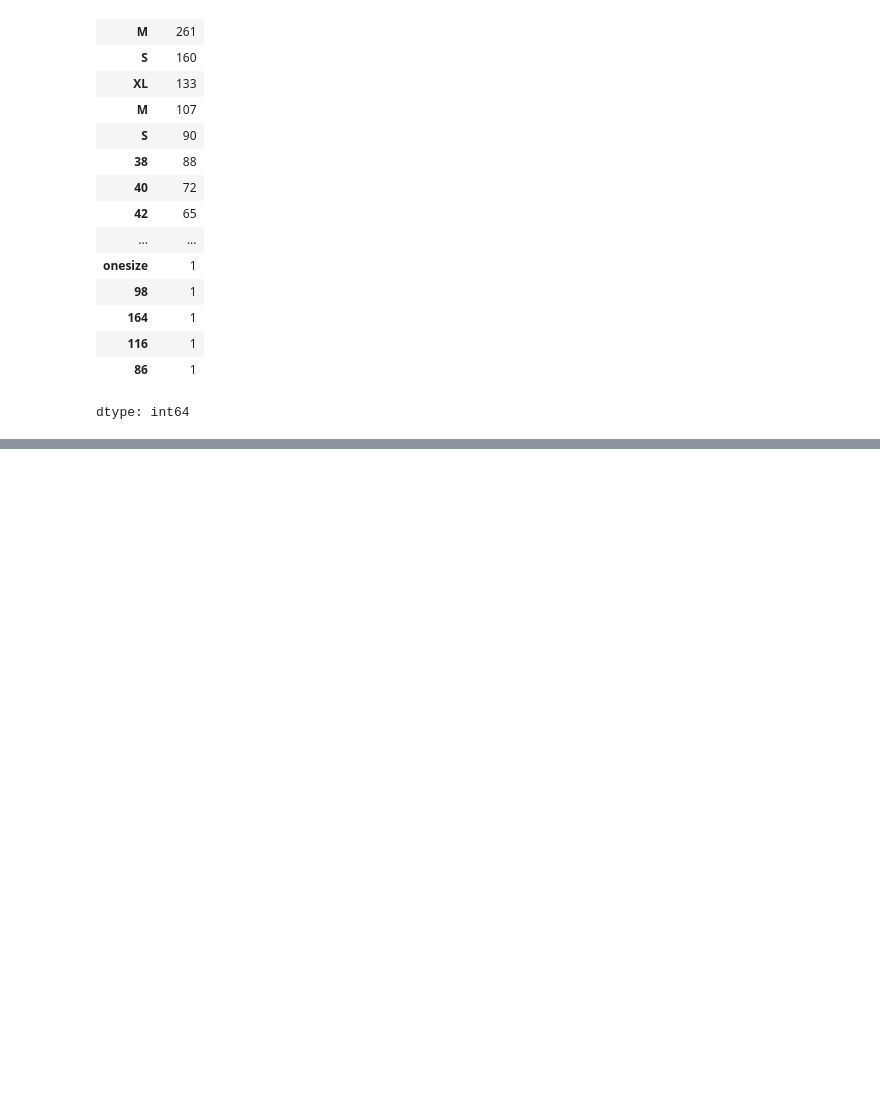
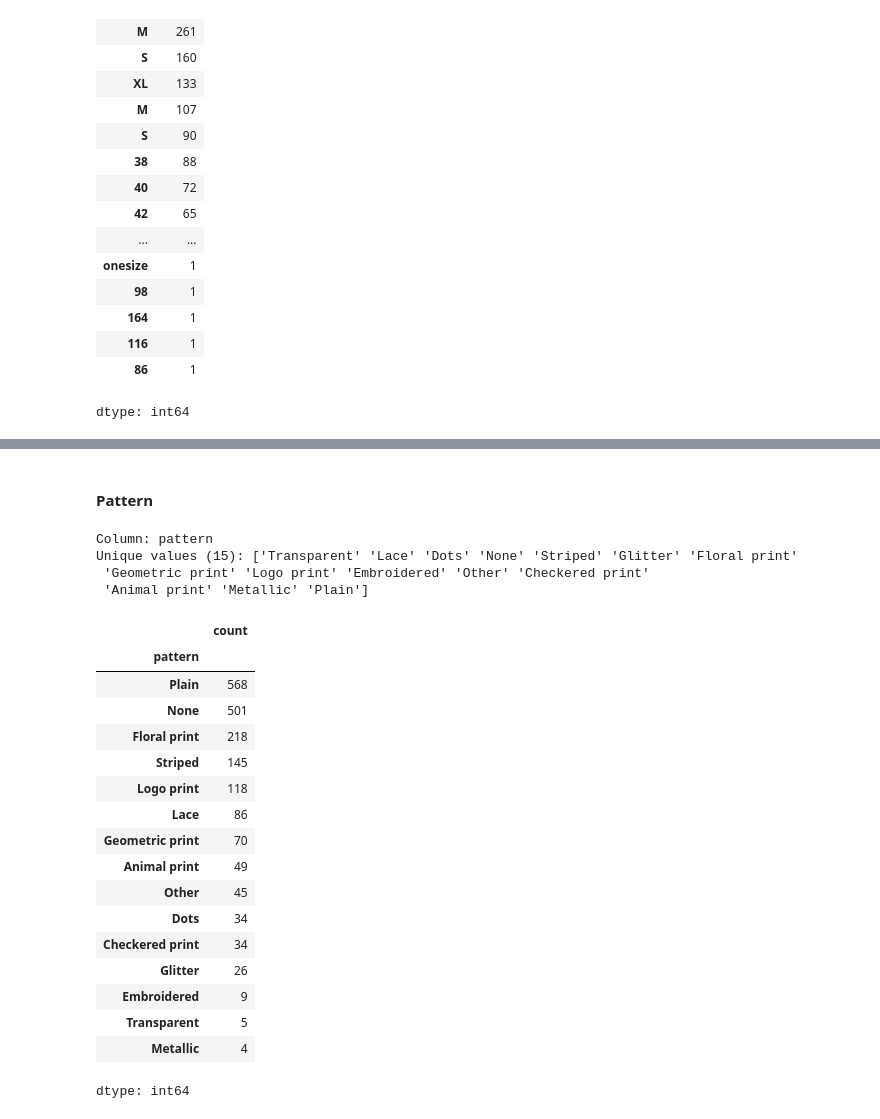
Before and after one commit to Boonyaratt/Second-Hand-Price-Prediction-CNN, a Jupyter notebook: Main.ipynb, the cells around one changed output, grey strips where cells are left out. Saved outputs shown, nothing was run; the diff lists cells and outputs as text; code cells hidden in the pictures; blank space fills up the shorter version.

```diff
--- a/Main.ipynb
+++ b/Main.ipynb
@@ -467,0 +585,30 @@ dtype: int64
+# %% [markdown]
+#### Pattern
+# %%
+display_unique_values(df, ['pattern'])
+# %% [output]
+Column: pattern
+Unique values (15): ['Transparent' 'Lace' 'Dots' 'None' 'Striped' 'Glitter' 'Floral print'
+ 'Geometric print' 'Logo print' 'Embroidered' 'Other' 'Checkered print'
+ 'Animal print' 'Metallic' 'Plain']
+# %%
+df['pattern'].value_counts()
+# %% [output]
+|  | count |
+| pattern |  |
+| Plain | 568 |
+| None | 501 |
+| Floral print | 218 |
+| Striped | 145 |
+| Logo print | 118 |
+| Lace | 86 |
+| Geometric print | 70 |
+| Animal print | 49 |
+| Other | 45 |
+| Dots | 34 |
+| Checkered print | 34 |
+| Glitter | 26 |
+| Embroidered | 9 |
+| Transparent | 5 |
+| Metallic | 4 |
+dtype: int64
```
Also changed, not shown: parts of 40 cells of this notebook.
